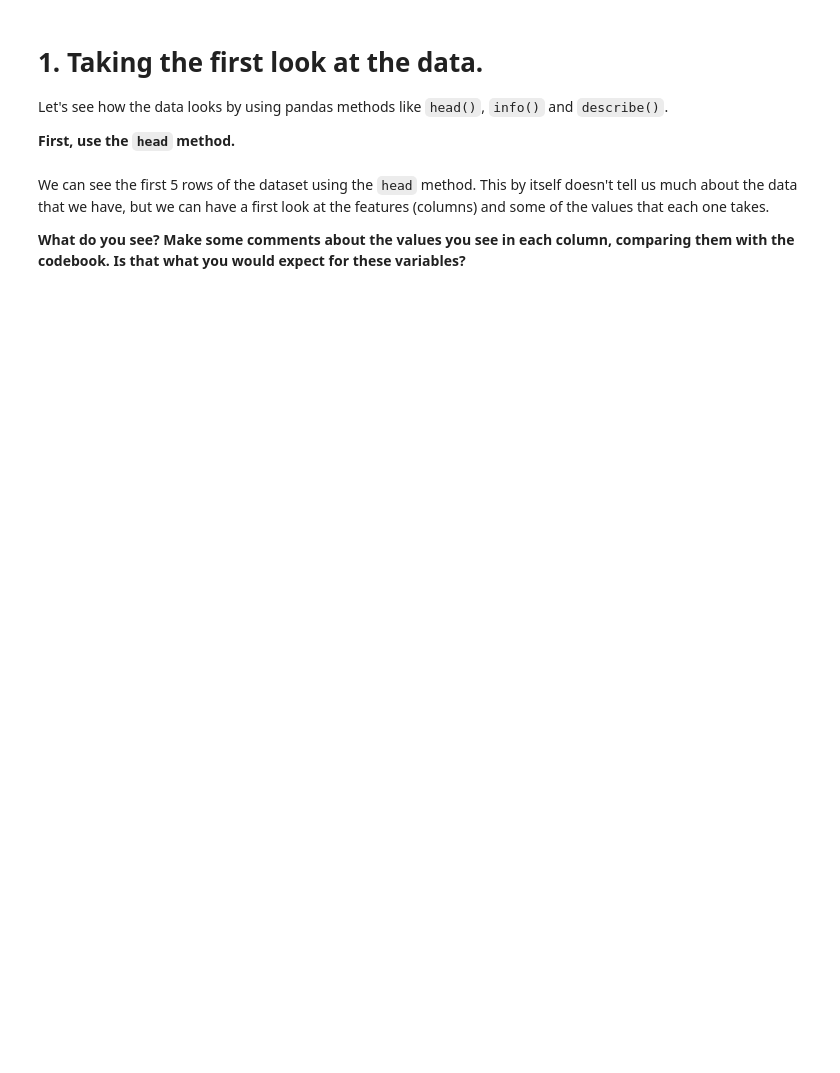
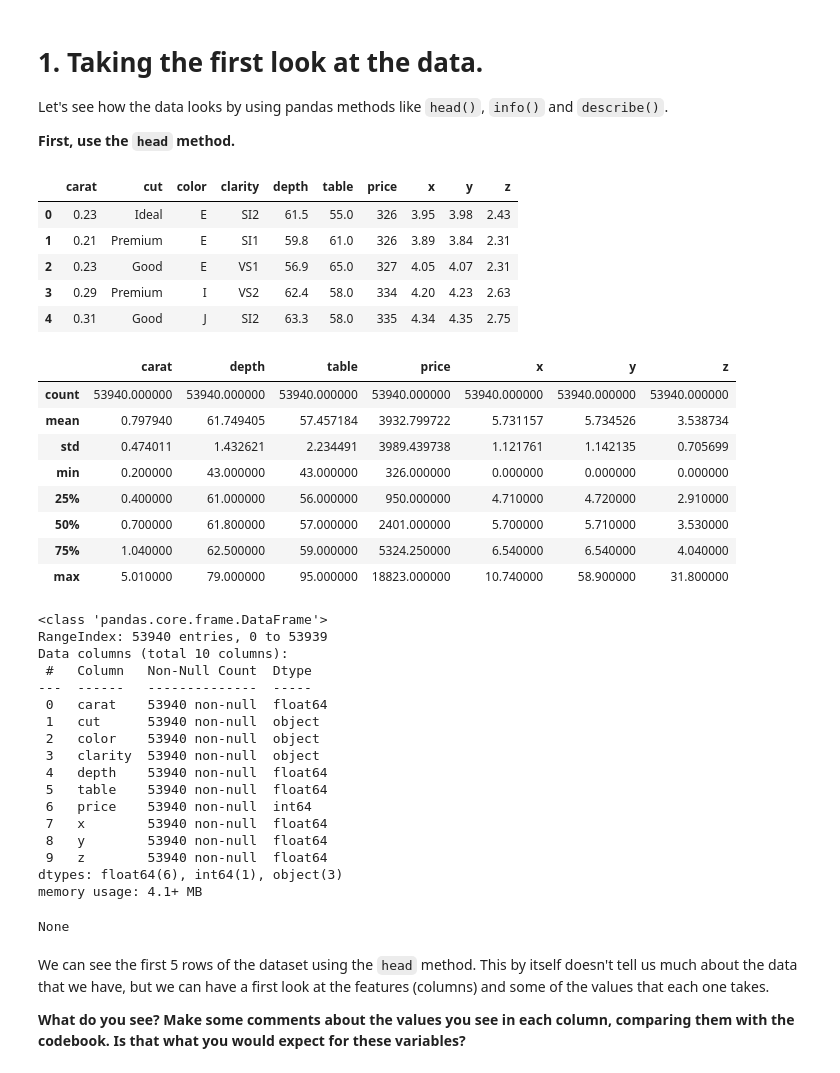
Before and after one commit to ta-data-lis/M2-mini-project1, a Jupyter notebook: 1.-Data Cleaning.ipynb, the cells around one changed output. Cells and saved outputs as stored; diff of their text form; code cells hidden in the pictures; blank space fills up the shorter version.

```diff
--- a/1.-Data Cleaning.ipynb
+++ b/1.-Data Cleaning.ipynb
@@ -48,6 +65,43 @@ Let's see how the data looks by using pandas methods like `head()`, `info()` and
 **First, use the `head` method.**
 # %%
 #your code here
+display(diamonds.head())
+display(diamonds.describe())
+display(diamonds.info())
+# %% [output]
+|  | carat | cut | color | clarity | depth | table | price | x | y | z |
+| 0 | 0.23 | Ideal | E | SI2 | 61.5 | 55.0 | 326 | 3.95 | 3.98 | 2.43 |
+| 1 | 0.21 | Premium | E | SI1 | 59.8 | 61.0 | 326 | 3.89 | 3.84 | 2.31 |
+| 2 | 0.23 | Good | E | VS1 | 56.9 | 65.0 | 327 | 4.05 | 4.07 | 2.31 |
+| 3 | 0.29 | Premium | I | VS2 | 62.4 | 58.0 | 334 | 4.20 | 4.23 | 2.63 |
+| 4 | 0.31 | Good | J | SI2 | 63.3 | 58.0 | 335 | 4.34 | 4.35 | 2.75 |
+|  | carat | depth | table | price | x | y | z |
+| count | 53940.000000 | 53940.000000 | 53940.000000 | 53940.000000 | 53940.000000 | 53940.000000 | 53940.000000 |
+| mean | 0.797940 | 61.749405 | 57.457184 | 3932.799722 | 5.731157 | 5.734526 | 3.538734 |
+| std | 0.474011 | 1.432621 | 2.234491 | 3989.439738 | 1.121761 | 1.142135 | 0.705699 |
+| min | 0.200000 | 43.000000 | 43.000000 | 326.000000 | 0.000000 | 0.000000 | 0.000000 |
+| 25% | 0.400000 | 61.000000 | 56.000000 | 950.000000 | 4.710000 | 4.720000 | 2.910000 |
+| 50% | 0.700000 | 61.800000 | 57.000000 | 2401.000000 | 5.700000 | 5.710000 | 3.530000 |
+| 75% | 1.040000 | 62.500000 | 59.000000 | 5324.250000 | 6.540000 | 6.540000 | 4.040000 |
+| max | 5.010000 | 79.000000 | 95.000000 | 18823.000000 | 10.740000 | 58.900000 | 31.800000 |
+<class 'pandas.core.frame.DataFrame'>
+RangeIndex: 53940 entries, 0 to 53939
+Data columns (total 10 columns):
+ #   Column   Non-Null Count  Dtype
+---  ------   --------------  -----
+ 0   carat    53940 non-null  float64
+ 1   cut      53940 non-null  object
+ 2   color    53940 non-null  object
+ 3   clarity  53940 non-null  object
+ 4   depth    53940 non-null  float64
+ 5   table    53940 non-null  float64
+ 6   price    53940 non-null  int64
+ 7   x        53940 non-null  float64
+ 8   y        53940 non-null  float64
+ 9   z        53940 non-null  float64
+dtypes: float64(6), int64(1), object(3)
+memory usage: 4.1+ MB
+None
 # %% [markdown]
 We can see the first 5 rows of the dataset using the `head` method. This by itself doesn't tell us much about the data that we have, but we can have a first look at the features (columns) and some of the values that each one takes.
 
```
Also changed, not shown: parts of 13 cells of this notebook.
